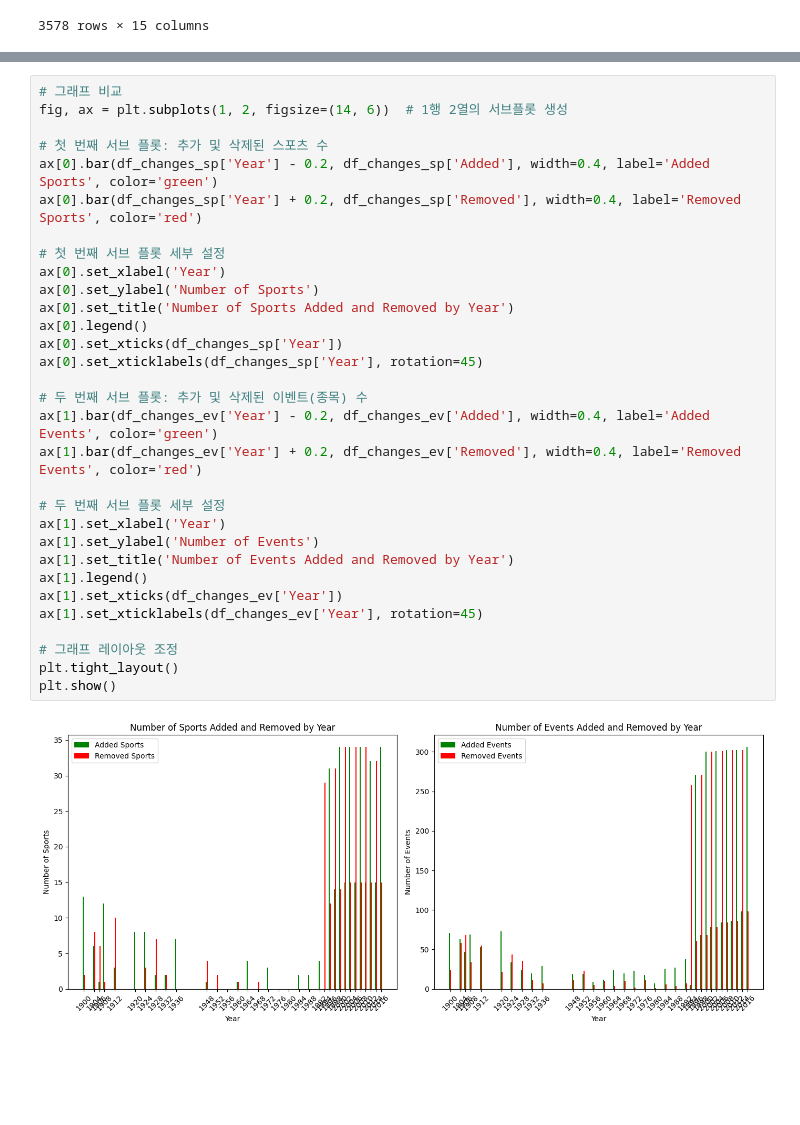
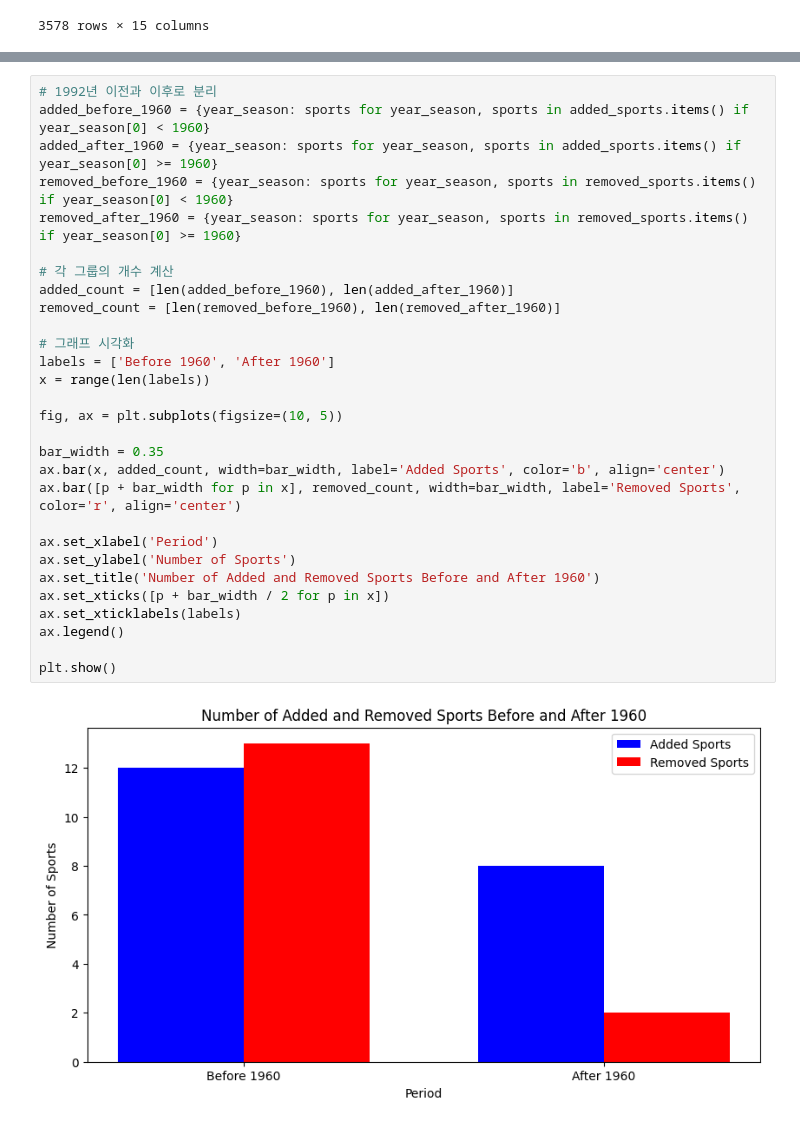
Before and after one commit to KangPixel/AIFFEL_quest_cr, a Jupyter notebook: Code/OlympicAddDel.ipynb, the cells around one changed output, grey strips where cells are left out. Cells and saved outputs as stored; diff of their text form; blank space fills up the shorter version.

```diff
--- a/Code/OlympicAddDel.ipynb
+++ b/Code/OlympicAddDel.ipynb
@@ -262,33 +244,31 @@ Removed Events: 5
-# %%
-# 그래프 비교
-fig, ax = plt.subplots(1, 2, figsize=(14, 6))  # 1행 2열의 서브플롯 생성
-
-# 첫 번째 서브 플롯: 추가 및 삭제된 스포츠 수
-ax[0].bar(df_changes_sp['Year'] - 0.2, df_changes_sp['Added'], width=0.4, label='Added Sports', color='green')
-ax[0].bar(df_changes_sp['Year'] + 0.2, df_changes_sp['Removed'], width=0.4, label='Removed Sports', color='red')
-
-# 첫 번째 서브 플롯 세부 설정
-ax[0].set_xlabel('Year')
-ax[0].set_ylabel('Number of Sports')
-ax[0].set_title('Number of Sports Added and Removed by Year')
-ax[0].legend()
-ax[0].set_xticks(df_changes_sp['Year'])
-ax[0].set_xticklabels(df_changes_sp['Year'], rotation=45)
-
-# 두 번째 서브 플롯: 추가 및 삭제된 이벤트(종목) 수
-ax[1].bar(df_changes_ev['Year'] - 0.2, df_changes_ev['Added'], width=0.4, label='Added Events', color='green')
-ax[1].bar(df_changes_ev['Year'] + 0.2, df_changes_ev['Removed'], width=0.4, label='Removed Events', color='red')
-
-# 두 번째 서브 플롯 세부 설정
-ax[1].set_xlabel('Year')
-ax[1].set_ylabel('Number of Events')
-ax[1].set_title('Number of Events Added and Removed by Year')
-ax[1].legend()
-ax[1].set_xticks(df_changes_ev['Year'])
-ax[1].set_xticklabels(df_changes_ev['Year'], rotation=45)
-
-# 그래프 레이아웃 조정
-plt.tight_layout()
-plt.show()
-# %% [output]
-[figure, removed]
+# %%
+# 1992년 이전과 이후로 분리
+added_before_1960 = {year_season: sports for year_season, sports in added_sports.items() if year_season[0] < 1960}
+added_after_1960 = {year_season: sports for year_season, sports in added_sports.items() if year_season[0] >= 1960}
+removed_before_1960 = {year_season: sports for year_season, sports in removed_sports.items() if year_season[0] < 1960}
+removed_after_1960 = {year_season: sports for year_season, sports in removed_sports.items() if year_season[0] >= 1960}
+
+# 각 그룹의 개수 계산
+added_count = [len(added_before_1960), len(added_after_1960)]
+removed_count = [len(removed_before_1960), len(removed_after_1960)]
+
+# 그래프 시각화
+labels = ['Before 1960', 'After 1960']
+x = range(len(labels))
+
+fig, ax = plt.subplots(figsize=(10, 5))
+
+bar_width = 0.35
+ax.bar(x, added_count, width=bar_width, label='Added Sports', color='b', align='center')
+ax.bar([p + bar_width for p in x], removed_count, width=bar_width, label='Removed Sports', color='r', align='center')
+
+ax.set_xlabel('Period')
+ax.set_ylabel('Number of Sports')
+ax.set_title('Number of Added and Removed Sports Before and After 1960')
+ax.set_xticks([p + bar_width / 2 for p in x])
+ax.set_xticklabels(labels)
+ax.legend()
+
+plt.show()
+# %% [output]
+[figure, added]
```
Also changed, not shown: parts of 23 cells of this notebook.
